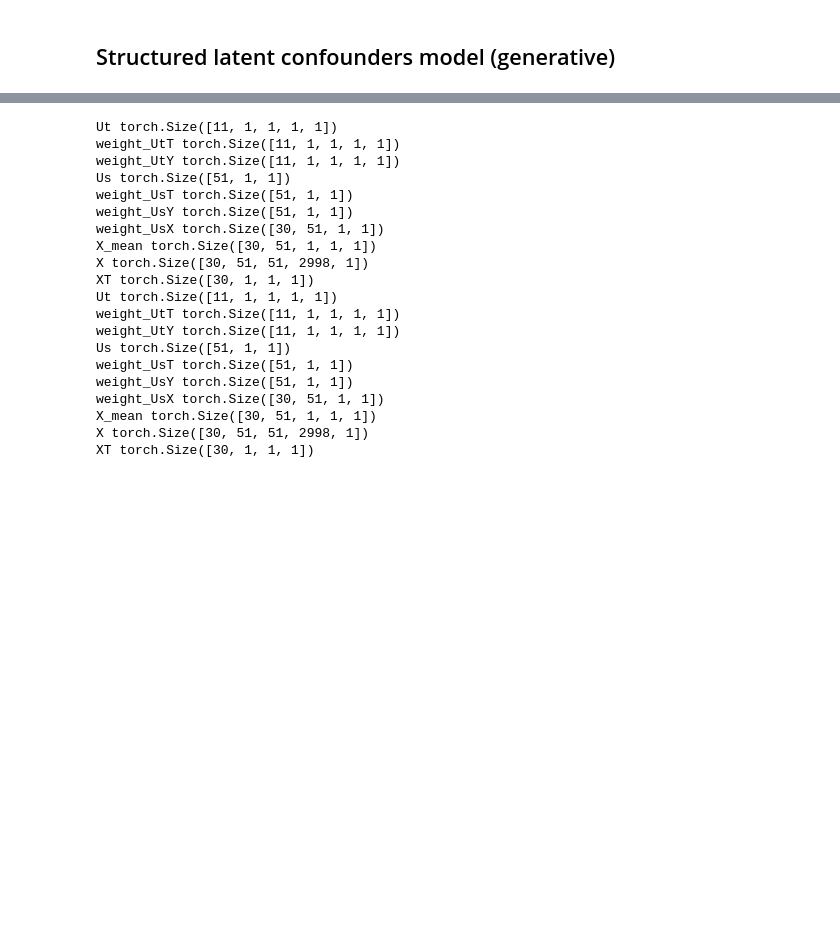
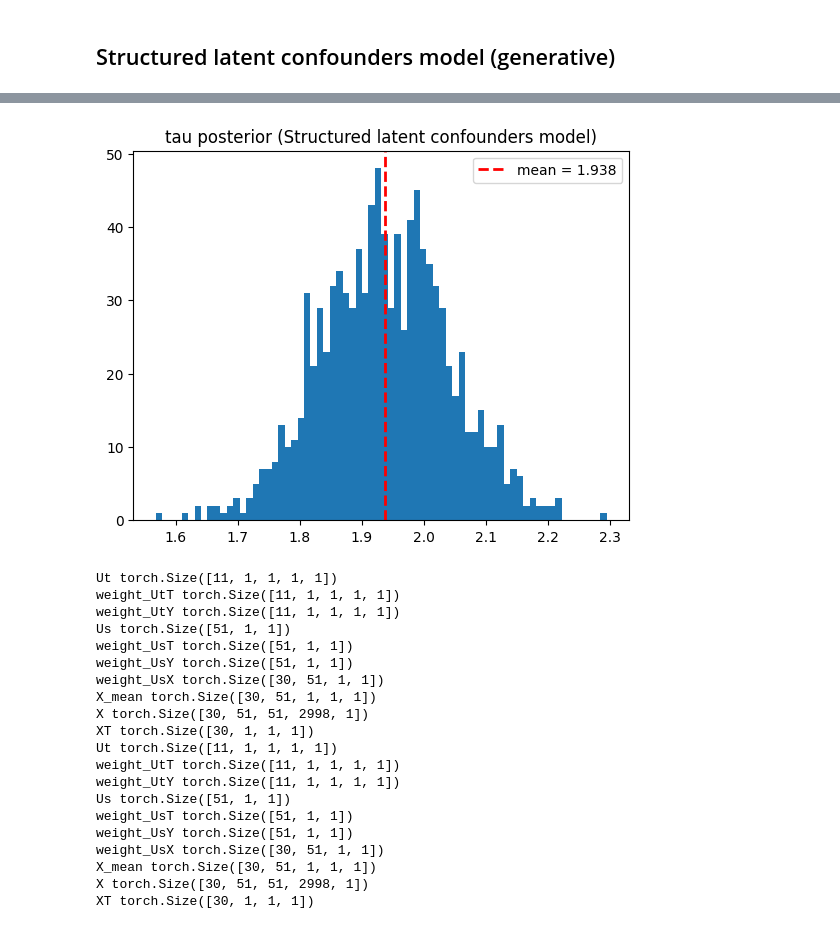
Before and after one commit to BasisResearch/cities, a Jupyter notebook: docs/experimental_notebooks/slc-cities-prototype.ipynb, the cells around one changed output, grey strips where cells are left out. Drawn from its saved outputs; the diff is of its cells as text; code cells hidden in the pictures; blank space fills up the shorter version.

```diff
--- a/docs/experimental_notebooks/slc-cities-prototype.ipynb
+++ b/docs/experimental_notebooks/slc-cities-prototype.ipynb
@@ -273,5 +260,5 @@ X tensor(
 # %%
-predictive_E = pyro.infer.Predictive(cities_model_E, guide=guide_E, num_samples=10, parallel=False)
+predictive_E = pyro.infer.Predictive(cities_model_E, guide=guide_E, num_samples=1000, parallel=False)
 # %%
 samples_E = predictive_E(N_t, N_s, state_index, time_index,
                                intervention, covariates_sparse)
@@ -296,11 +265,14 @@ X torch.Size([1, 1, 1, 10, 2])
 # %%
 # estimate with covariates and latent confounders impacting covariates, intervention, and outcome
-tau_samples = samples_E['tau'].detach().numpy()
+tau_samples = samples_E['weight_TY'].squeeze().detach().numpy()
+
 plt.hist(tau_samples,bins = 70)
 plt.axvline(x=tau_samples.mean(), color='red', linestyle='dashed', linewidth=2, label=f'mean = {tau_samples.mean():.3f}')
-plt.title("tau posterior (regression model with covariates and latent confounders)")
+plt.title("tau posterior (Structured latent confounders model)")
 plt.legend()
 plt.show()
+# %% [output]
+[figure, added]
 # %%
 dg = DataGrabber()
 
```
Also changed, not shown: parts of 3 cells of this notebook.
